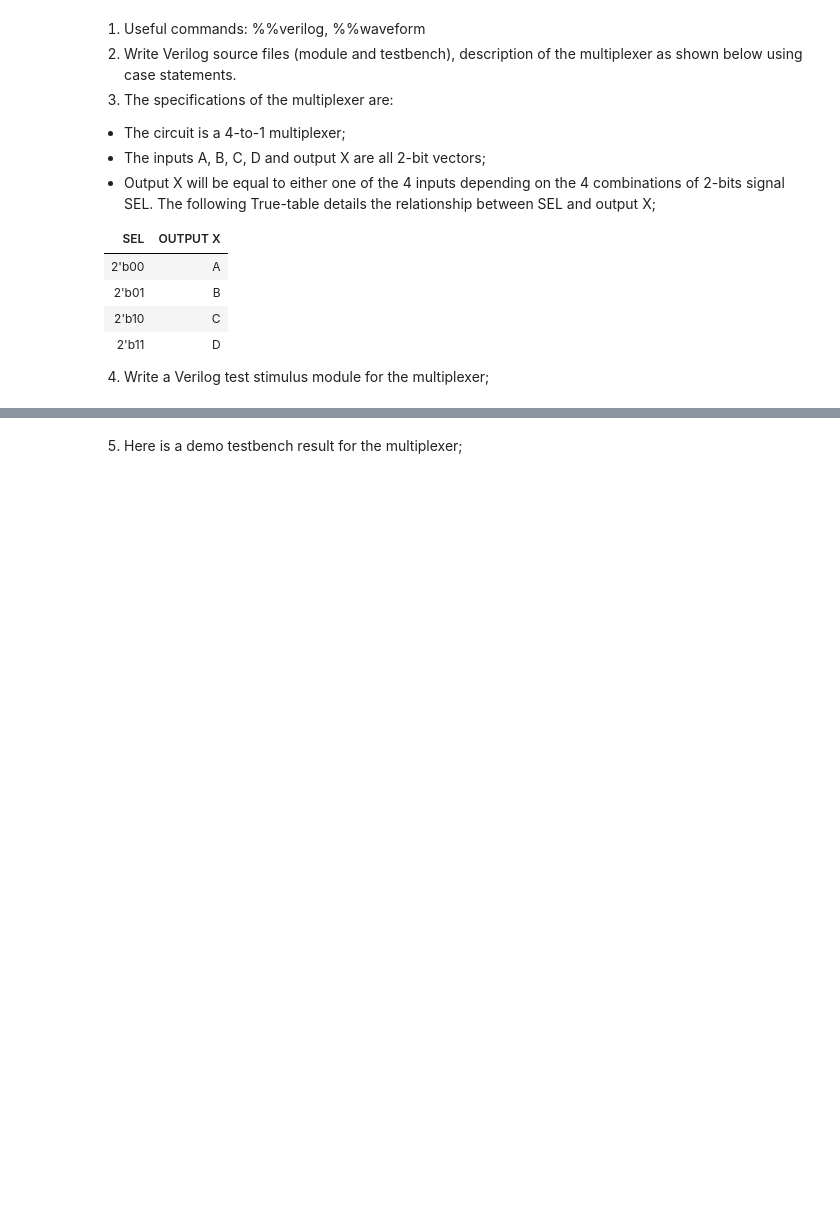
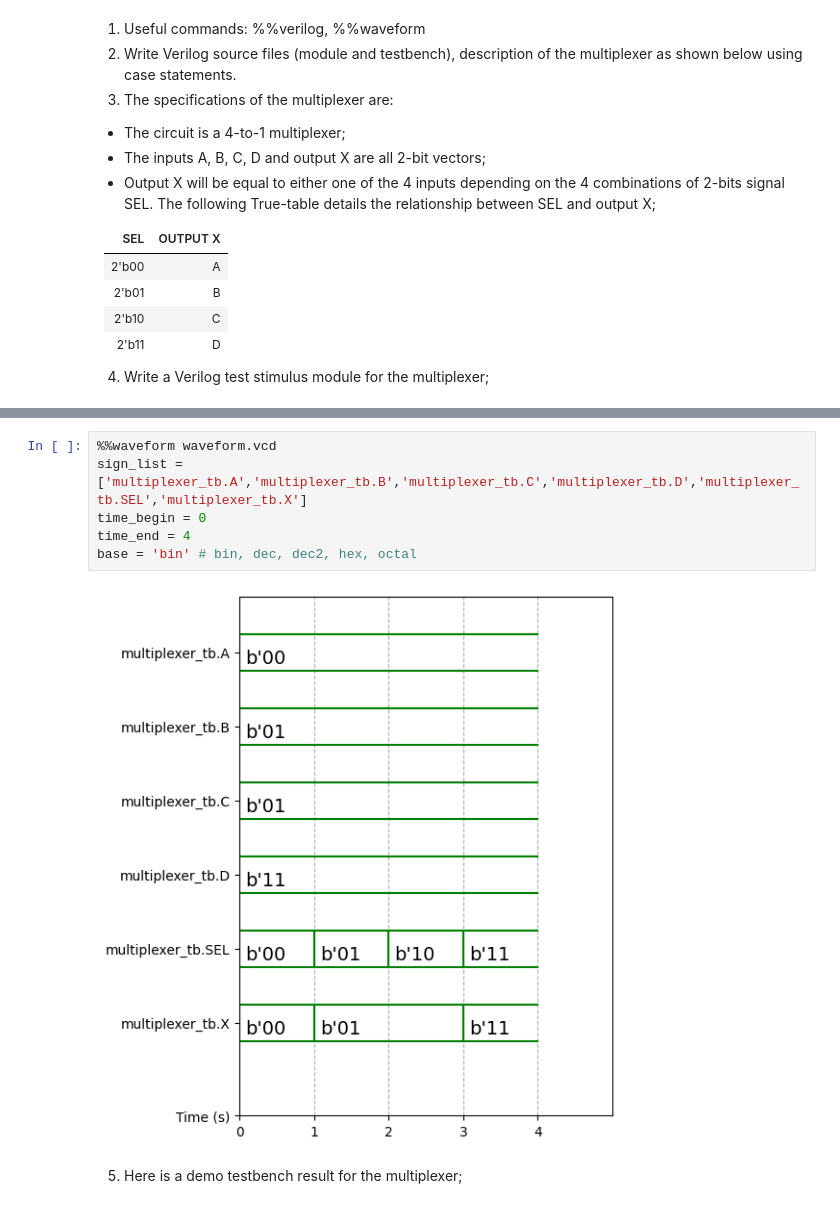
Before and after one commit to limyeekiatt/DSL, a Jupyter notebook: VerilogGitHomework.ipynb, the cells around one changed output, grey strips where cells are left out. Saved outputs shown, nothing was run; the diff lists cells and outputs as text; blank space fills up the shorter version.

```diff
--- a/VerilogGitHomework.ipynb
+++ b/VerilogGitHomework.ipynb
@@ -143,3 +199,11 @@ endmodule
+# %%
+%%waveform waveform.vcd
+sign_list = ['multiplexer_tb.A','multiplexer_tb.B','multiplexer_tb.C','multiplexer_tb.D','multiplexer_tb.SEL','multiplexer_tb.X']
+time_begin = 0
+time_end = 4
+base = 'bin' # bin, dec, dec2, hex, octal
+# %% [output]
+[figure, added]
 # %% [markdown]
 5. Here is a demo testbench result for the multiplexer;
 # %% [markdown]
```
Also changed, not shown: parts of 16 cells of this notebook.
